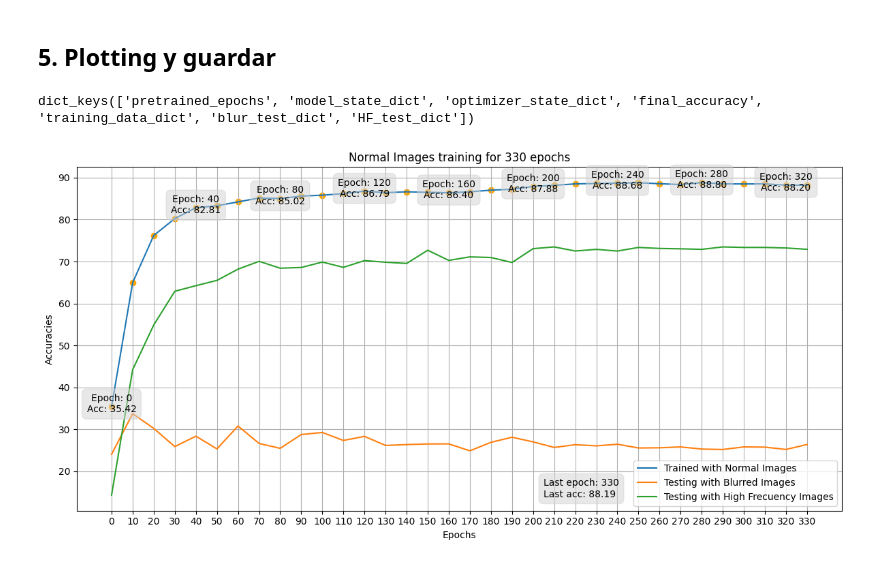
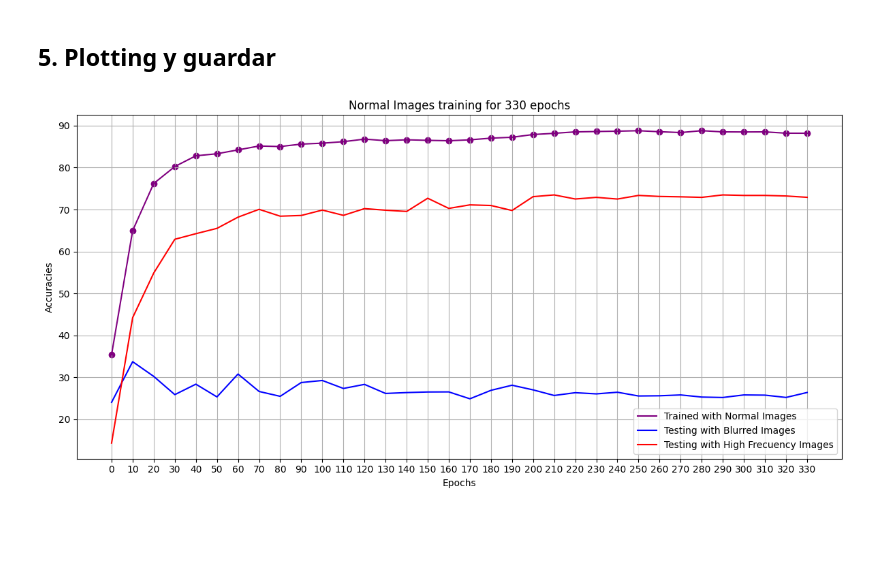
Before and after one commit to Larraguibel/DNN_neuroscience, a Jupyter notebook: colabs/no_blur_allconv_training.ipynb, the cells around one changed output. Saved outputs shown, nothing was run; the diff lists cells and outputs as text; code cells hidden in the pictures; blank space fills up the shorter version.

Commit message:
Enhanced Plot for HF achile and no blur

```diff
--- a/colabs/no_blur_allconv_training.ipynb
+++ b/colabs/no_blur_allconv_training.ipynb
@@ -351,35 +352,35 @@ def save_plot(path: str, training_data: dict, title: str,
 
 
     ax = plt.figure(figsize=(12,6))
-    plt.plot(epocas, accuracies, label=f'Trained with Normal Images')
-    plt.scatter(epocas, accuracies, color='orange')
+    plt.plot(epocas, accuracies, label=f'Trained with Normal Images', color='purple')
+    plt.scatter(epocas, accuracies, color='purple')
     plt.grid()
     plt.title(title)
     plt.xlabel('Epochs')
     plt.ylabel('Accuracies')
 
-    last_acc, last_ep = accuracies[-1], epocas[-1]
-    text_upper_left = f'Last epoch: {last_ep}\nLast acc: {last_acc:.2f}'
-    plt.text(0.61, 0.04, text_upper_left, transform=plt.gca().transAxes,
-            bbox=dict(facecolor='lightgray', edgecolor='lightgray',
-                      boxstyle='round,pad=0.5', alpha=0.5))
+    # last_acc, last_ep = accuracies[-1], epocas[-1]
+    # text_upper_left = f'Last epoch: {last_ep}\nLast acc: {last_acc:.2f}'
+    # plt.text(0.61, 0.04, text_upper_left, transform=plt.gca().transAxes,
+    #         bbox=dict(facecolor='lightgray', edgecolor='lightgray',
+    #                   boxstyle='round,pad=0.5', alpha=0.5))
 
-    for ep, acc in zip(epocas, accuracies):
-        if int(ep) % 40 == 0:
-            text = f'Epoch: {ep}\nAcc: {acc:.2f}'
-            plt.annotate(text, (ep, acc), textcoords="offset points", xytext=(0,-8),
-                         ha='center', va='bottom', bbox=dict(facecolor='lightgray',
-                         edgecolor='lightgray', boxstyle='round,pad=0.5', alpha=0.5))
+    # for ep, acc in zip(epocas, accuracies):
+    #     if int(ep) % 40 == 0:
+    #         text = f'Epoch: {ep}\nAcc: {acc:.2f}'
+    #         plt.annotate(text, (ep, acc), textcoords="offset points", xytext=(0,-8),
+    #                      ha='center', va='bottom', bbox=dict(facecolor='lightgray',
+    #                      edgecolor='lightgray', boxstyle='round,pad=0.5', alpha=0.5))
 
     if blur_test_data is not None:
         blur_epochs = list(blur_test_data.keys())
         blur_accs = list(blur_test_data.values())
-        plt.plot(blur_epochs, blur_accs, label=f'Testing with Blurred Images')
+        plt.plot(blur_epochs, blur_accs, label=f'Testing with Blurred Images', color='blue')
 
     if HF_test_data is not None:
         blur_epochs = list(HF_test_data.keys())
         blur_accs = list(HF_test_data.values())
-        plt.plot(blur_epochs, blur_accs, label=f'Testing with High Frecuency Images')
+        plt.plot(blur_epochs, blur_accs, label=f'Testing with High Frecuency Images', color='red')
 
     plt.legend()
     plt.tight_layout()
@@ -518,12 +518,7 @@ model_state_dict = model_data['model_state_dict']
-# %%
-model_data.keys()
-# %% [output]
-dict_keys(['pretrained_epochs', 'model_state_dict', 'optimizer_state_dict', 'final_accuracy', 'training_data_dict', 'blur_test_dict', 'HF_test_dict'])
 # %%
-training_data_dict = model_data['training_data_dict']
-path = f'/content/gdrive/MyDrive/Christ Diego Mircea Sebastian/resultados experimentos/Graficos/HF training graphs/No_HF_training'
-save_plot(path=path, training_data=training_data_dict, title='Normal Images training for 330 epochs',
+path = f'/content/gdrive/MyDrive/Christ Diego Mircea Sebastian/resultados experimentos/Graficos/Normal_image_training'
+save_plot(path=path, training_data=model_data['training_data_dict'], title='Normal Images training for 330 epochs',
           blur_test_data=model_data['blur_test_dict'],
           HF_test_data=model_data['HF_test_dict'])
 # %% [output]
-[figure, old version]
+[figure, new version]
```
Also changed, not shown: parts of 5 cells of this notebook, 1 other file.
